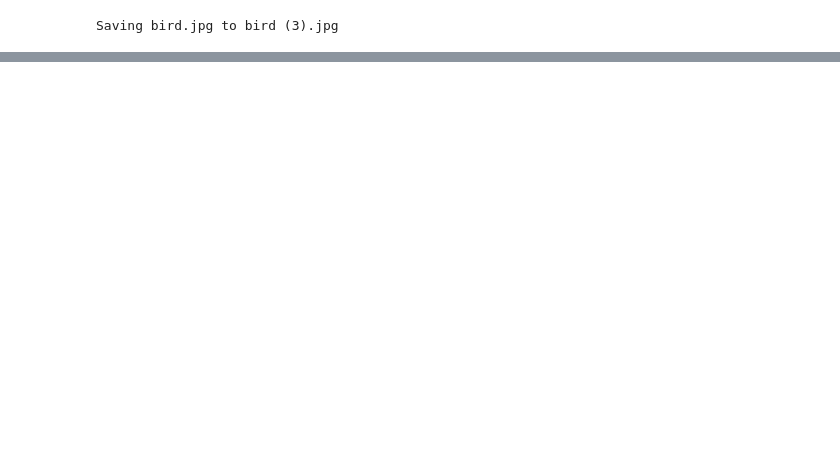
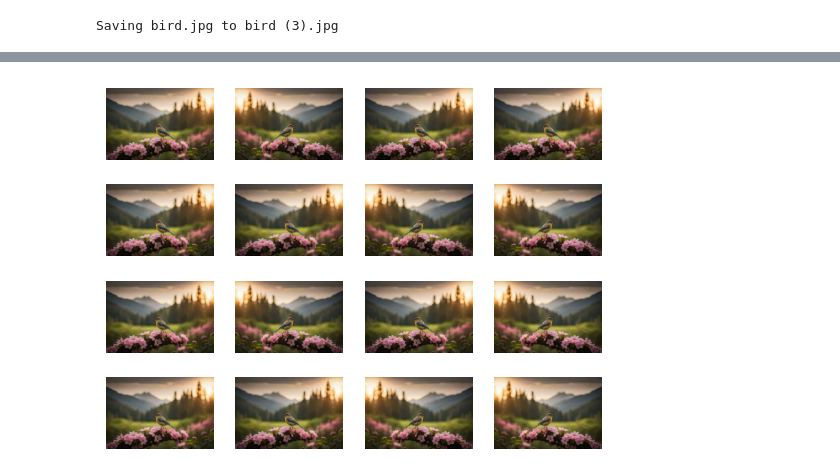
Before and after one commit to keerthimareedu3/keerthi, a Jupyter notebook: Computer_Vision.ipynb, the cells around one changed output, grey strips where cells are left out. Saved outputs shown, nothing was run; the diff lists cells and outputs as text; code cells hidden in the pictures; blank space fills up the shorter version.

```diff
--- a/Computer_Vision.ipynb
+++ b/Computer_Vision.ipynb
@@ -177,0 +194,24 @@ datagen=ImageDataGe
+# %%
+from numpy import expand_dims
+from tensorflow.keras.utils import load_img, img_to_array
+from tensorflow.keras.preprocessing.image import ImageDataGenerator
+import matplotlib.pyplot as plt
+
+img = load_img("bird.jpg")
+data = img_to_array(img)
+
+sample = expand_dims(data, 0)
+
+datagen = ImageDataGenerator(horizontal_flip=True)
+it = datagen.flow(sample, batch_size=1)
+
+for i in range(16):
+    plt.subplot(4, 4, i + 1)
+    batch = next(it)
+    image = batch[0].astype("uint8")
+    plt.imshow(image)
+    plt.axis("off")
+
+plt.show()
+# %% [output]
+[figure, added]
```
Also changed, not shown: parts of 10 cells of this notebook.
